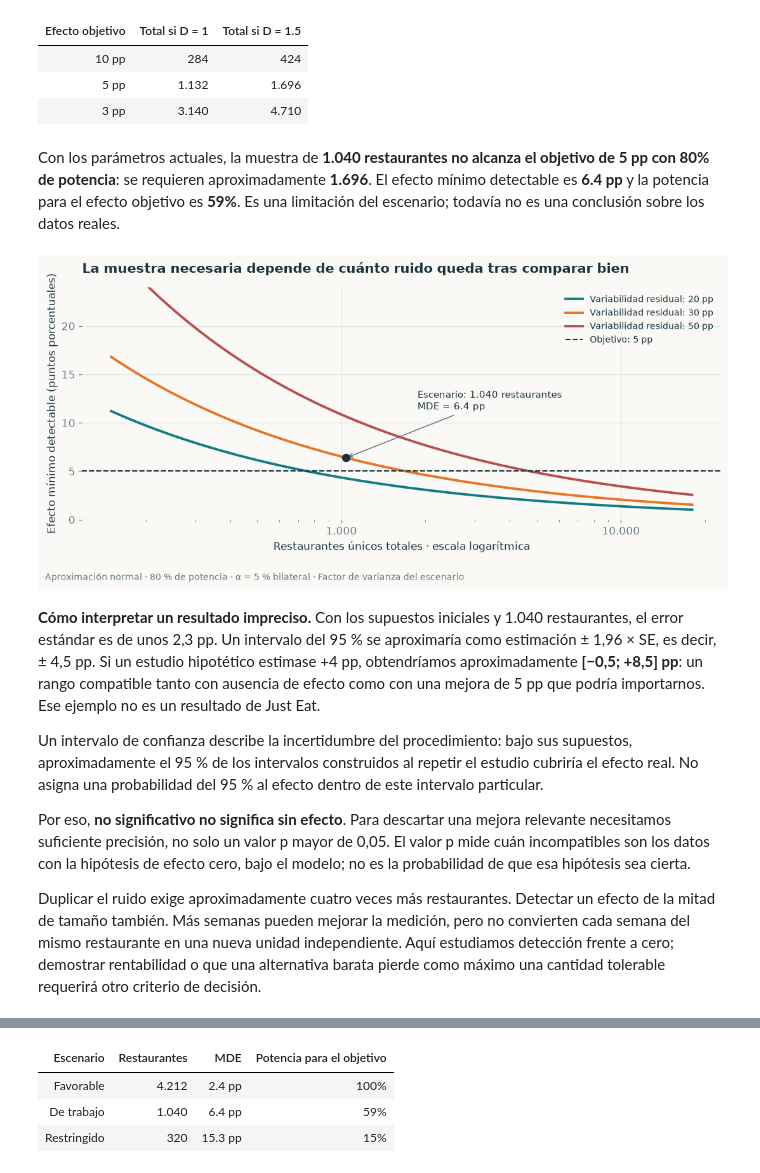
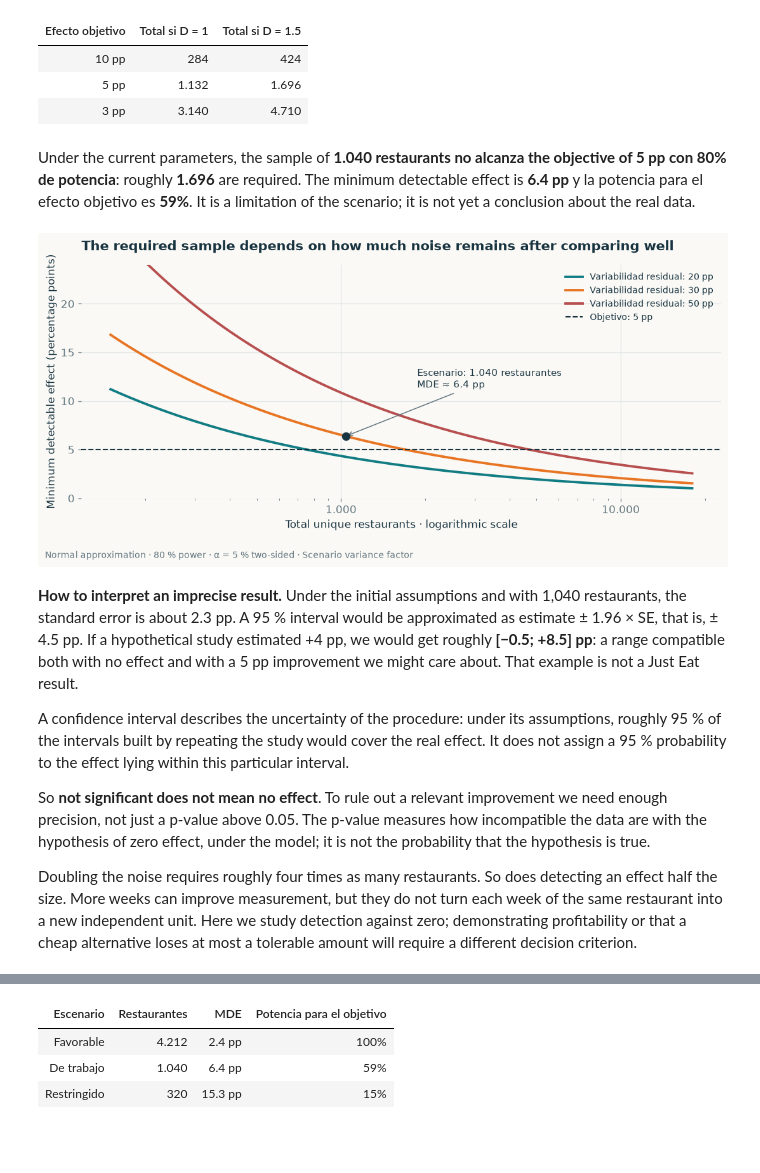
Before and after one commit to csotogd/cabify-ds-challenge, a Jupyter notebook: 01_photography_experiment.ipynb, the cells around one changed output, grey strips where cells are left out. Drawn from its saved outputs; the diff is of its cells as text; code cells hidden in the pictures; blank space fills up the shorter version.

```diff
--- a/01_photography_experiment.ipynb
+++ b/01_photography_experiment.ipynb
@@ -73,7 +73,7 @@ def show_table(frame):
                                         ("border-bottom", "1px solid #DFE6E7")]},
     ]))
 
-def finish(fig, name, note="Ejemplo sintético · No son datos observados de Just Eat"):
+def finish(fig, name, note="Synthetic example · Not observed Just Eat data"):
     fig.text(0.015, 0.015, note, fontsize=9, color=MUTED)
     fig.tight_layout(rect=(0, 0.06, 1, 0.94))
     fig.savefig(FIGURES / f"{name}.png", bbox_inches="tight")
@@ -170,9 +170,9 @@ for k, (label, request) in enumerate(cohorts):
     ax.scatter([early, late], [y, y-.65], color=INK, s=35, zorder=4)
     ax.text(request-.6, y+.35, label, fontsize=10, weight="bold")
     ax.text(early+horizon+.6, y, "Con fotos", fontsize=9, va="center", color=ORANGE)
-    ax.text(late+.6, y-.65, "Publica después", fontsize=9, va="center", color=MUTED)
-ax.set(xlim=(-1, 58), ylim=(-.2, 8.2), yticks=[], xlabel="Semanas del mismo año")
-ax.set_title("Se acumulan comparaciones válidas, sin exigir una única fecha de publicación", pad=14)
+    ax.text(late+.6, y-.65, "Publishes later", fontsize=9, va="center", color=MUTED)
+ax.set(xlim=(-1, 58), ylim=(-.2, 8.2), yticks=[], xlabel="Weeks within the same year")
+ax.set_title("Valid comparisons accumulate, without requiring a single publication date", pad=14)
 ax.plot([], [], color=ORANGE, lw=6, label="Ventana observada: publica antes")
 ax.plot([], [], color=TEAL, lw=6, label="Mismas semanas: sigue esperando")
 ax.legend(loc="lower left", bbox_to_anchor=(0, -.02), fontsize=9, ncol=2)
@@ -235,9 +235,9 @@ axes[0].legend(loc="upper left", fontsize=10)
 axes[0].grid(axis="y", color=GRID)
 axes[0].set_axisbelow(True)
 axes[1].bar([0, 1], [naive*100, adjusted*100], color=[RED, TEAL], width=.55)
-axes[1].set(xticks=[0, 1], xticklabels=["Mezcla\nsin ajustar", "Comparación\npor tipo de comida"],
+axes[1].set(xticks=[0, 1], xticklabels=["Mezcla\nsin ajustar", "Comparison\nby cuisine type"],
             ylim=(0, 21), ylabel="Diferencia estimada (puntos porcentuales)")
-axes[1].set_title("La mezcla cambia la conclusión", pad=12)
+axes[1].set_title("The mix changes the conclusion", pad=12)
 for i, v in enumerate([naive*100, adjusted*100]):
     axes[1].text(i, v+.5, f"{v:.0f} pp", ha="center", weight="bold")
 finish(fig, "03_composicion")
@@ -354,5 +354,5 @@ show_table(pd.DataFrame(rows, columns=["Parámetro", "Supuesto editable"]))
 # %%
-labels = ["Solicitan durante el año", "Historial y fechas fiables", "Comparación de 4 semanas",
+labels = ["Request during the year", "Historial y fechas fiables", "4-week comparison",
           "Contrapartes comparables", "Pares finales disjuntos"]
 rates = [P["tasa_solicitud"], P["historial"], P["contraste"], P["soporte"], P["emparejamiento"]]
 counts = P["universo"] * np.cumprod(rates)
@@ -364,16 +364,16 @@ for b, v in zip(bars, counts):
     ax.text(v+max(counts)*.018, b.get_y()+b.get_height()/2, integer(v), va="center", weight="bold")
 ax.set_xlim(0, max(counts)*1.19)
 ax.xaxis.set_major_formatter(FuncFormatter(lambda x, _: integer(x)))
-ax.set_xlabel("Restaurantes únicos entre los dos grupos")
-ax.set_title(f'De {integer(P["universo"])} restaurantes hipotéticos a {integer(N)} comparables', pad=15)
+ax.set_xlabel("Unique restaurants across both groups")
+ax.set_title(f'From {integer(P["universo"])} hypothetical restaurants to {integer(N)} comparable ones', pad=15)
 ax.grid(axis="x", color=GRID)
 ax.set_axisbelow(True)
-finish(fig, "04_embudo", "Escenario supuesto · Tasas condicionales · Las pérdidas no se han medido en Just Eat")
+finish(fig, "04_embudo", "Assumed scenario · Conditional rates · The losses have not been measured at Just Eat")
 
 display(Markdown(
     f'El escenario conserva **{integer(N)} restaurantes: {integer(N//2)} por grupo**. '
     f'Equivalen al **{N/(P["universo"]*P["tasa_solicitud"]):.1%} de los solicitantes**. '
     'Este porcentaje conjunto es el producto de los filtros supuestos. '
-    'Necesitamos los registros del servicio para sustituirlo por una medición.'
+    'We need the service records to replace it with a measurement.'
 ))
 # %% [output]
@@ -512,59 +512,59 @@ for d in [.10, .05, .03]:
         f'Total si D = {P["inflacion_varianza"]:.1f}': integer(required_total(
             d, P["sigma"], P["alpha"], P["potencia"], P["inflacion_varianza"])),
     })
 show_table(pd.DataFrame(requirements))
 need = required_total(P["efecto_objetivo"], P["sigma"], P["alpha"], P["potencia"], P["inflacion_varianza"])
 status = "no alcanza" if N < need else "alcanza"
 display(Markdown(
-    f'Con los parámetros actuales, la muestra de **{integer(N)} restaurantes {status} el objetivo de '
+    f'Under the current parameters, the sample of **{integer(N)} restaurants {status} the objective of '
     f'{P["efecto_objetivo"]*100:.0f} pp con {P["potencia"]:.0%} de potencia**: '
-    f'se requieren aproximadamente **{integer(need)}**. El efecto mínimo detectable es '
+    f'roughly **{integer(need)}** are required. The minimum detectable effect is '
     f'**{MDE*100:.1f} pp** y la potencia para el efecto objetivo es **{POWER:.0%}**. '
-    'Es una limitación del escenario; todavía no es una conclusión sobre los datos reales.'
+    'It is a limitation of the scenario; it is not yet a conclusion about the real data.'
 ))
 
 totals = np.geomspace(150, 18000, 300)
 fig, ax = plt.subplots(figsize=(10, 5.1))
 for sigma, color in [(.20, TEAL), (.30, ORANGE), (.50, RED)]:
     ax.plot(totals, detectable_effect(totals, sigma, P["alpha"], P["potencia"],
             P["inflacion_varianza"])*100, color=color, lw=2.5, label=f"Variabilidad residual: {sigma*100:.0f} pp")
 ax.axhline(P["efecto_objetivo"]*100, color=INK, ls="--", lw=1.4,
            label=f'Objetivo: {P["efecto_objetivo"]*100:.0f} pp')
 ax.scatter([N], [MDE*100], color=INK, s=60, zorder=5)
 ax.annotate(f'Escenario: {integer(N)} restaurantes\nMDE ≈ {MDE*100:.1f} pp',
             (N, MDE*100), xytext=(N*1.8, MDE*100+5),
             arrowprops={"arrowstyle": "->", "color": MUTED}, fontsize=10)
-ax.set(xscale="log", xlabel="Restaurantes únicos totales · escala logarítmica",
-       ylabel="Efecto mínimo detectable (puntos porcentuales)", ylim=(0, 24))
+ax.set(xscale="log", xlabel="Total unique restaurants · logarithmic scale",
+       ylabel="Minimum detectable effect (percentage points)", ylim=(0, 24))
 ax.xaxis.set_major_formatter(FuncFormatter(lambda x, _: integer(x)))
-ax.set_title("La muestra necesaria depende de cuánto ruido queda tras comparar bien", pad=15)
+ax.set_title("The required sample depends on how much noise remains after comparing well", pad=15)
 ax.grid(color=GRID)
 ax.legend(loc="upper right", fontsize=9)
-finish(fig, "06_precision", "Aproximación normal · 80 % de potencia · α = 5 % bilateral · Factor de varianza del escenario")
+finish(fig, "06_precision", "Normal approximation · 80 % power · α = 5 % two-sided · Scenario variance factor")
 # %% [output]
 | Efecto objetivo | Total si D = 1 | Total si D = 1.5 |
 | 10 pp | 284 | 424 |
 | 5 pp | 1.132 | 1.696 |
 | 3 pp | 3.140 | 4.710 |
-Con los parámetros actuales, la muestra de **1.040 restaurantes no alcanza el objetivo de 5 pp con 80% de potencia**: se requieren aproximadamente **1.696**. El efecto mínimo detectable es **6.4 pp** y la potencia para el efecto objetivo es **59%**. Es una limitación del escenario; todavía no es una conclusión sobre los datos reales.
+Under the current parameters, the sample of **1.040 restaurants no alcanza the objective of 5 pp con 80% de potencia**: roughly **1.696** are required. The minimum detectable effect is **6.4 pp** y la potencia para el efecto objetivo es **59%**. It is a limitation of the scenario; it is not yet a conclusion about the real data.
-[figure, old version]
+[figure, new version]
 # %% [markdown]
-**Cómo interpretar un resultado impreciso.** Con los supuestos iniciales y 1.040 restaurantes, el error
-estándar es de unos 2,3 pp. Un intervalo del 95 % se aproximaría como estimación ± 1,96 × SE, es decir,
-± 4,5 pp. Si un estudio hipotético estimase +4 pp, obtendríamos aproximadamente **[−0,5; +8,5] pp**:
-un rango compatible tanto con ausencia de efecto como con una mejora de 5 pp que podría importarnos.
-Ese ejemplo no es un resultado de Just Eat.
+**How to interpret an imprecise result.** Under the initial assumptions and with 1,040 restaurants, the standard
+error is about 2.3 pp. A 95 % interval would be approximated as estimate ± 1.96 × SE, that is,
+± 4.5 pp. If a hypothetical study estimated +4 pp, we would get roughly **[−0.5; +8.5] pp**:
+a range compatible both with no effect and with a 5 pp improvement we might care about.
+That example is not a Just Eat result.
 
-Un intervalo de confianza describe la incertidumbre del procedimiento: bajo sus supuestos, aproximadamente
-el 95 % de los intervalos construidos al repetir el estudio cubriría el efecto real. No asigna una probabilidad
-del 95 % al efecto dentro de este intervalo particular.
+A confidence interval describes the uncertainty of the procedure: under its assumptions, roughly
+95 % of the intervals built by repeating the study would cover the real effect. It does not assign a 95 %
+probability to the effect lying within this particular interval.
 
-Por eso, **no significativo no significa sin efecto**. Para descartar una mejora relevante necesitamos
-suficiente precisión, no solo un valor p mayor de 0,05. El valor p mide cuán incompatibles son los datos
-con la hipótesis de efecto cero, bajo el modelo; no es la probabilidad de que esa hipótesis sea cierta.
+So **not significant does not mean no effect**. To rule out a relevant improvement we need
+enough precision, not just a p-value above 0.05. The p-value measures how incompatible the data are
+with the hypothesis of zero effect, under the model; it is not the probability that the hypothesis is true.
 
-Duplicar el ruido exige aproximadamente cuatro veces más restaurantes. Detectar un efecto de la mitad
-de tamaño también. Más semanas pueden mejorar la medición, pero no convierten cada semana del mismo
-restaurante en una nueva unidad independiente. Aquí estudiamos detección frente a cero; demostrar rentabilidad
-o que una alternativa barata pierde como máximo una cantidad tolerable requerirá otro criterio de decisión.
+Doubling the noise requires roughly four times as many restaurants. So does detecting an effect half
+the size. More weeks can improve measurement, but they do not turn each week of the same
+restaurant into a new independent unit. Here we study detection against zero; demonstrating profitability
+or that a cheap alternative loses at most a tolerable amount will require a different decision criterion.
 # %% [markdown]
```
Also changed, not shown: parts of 69 cells of this notebook, 50 other files.
